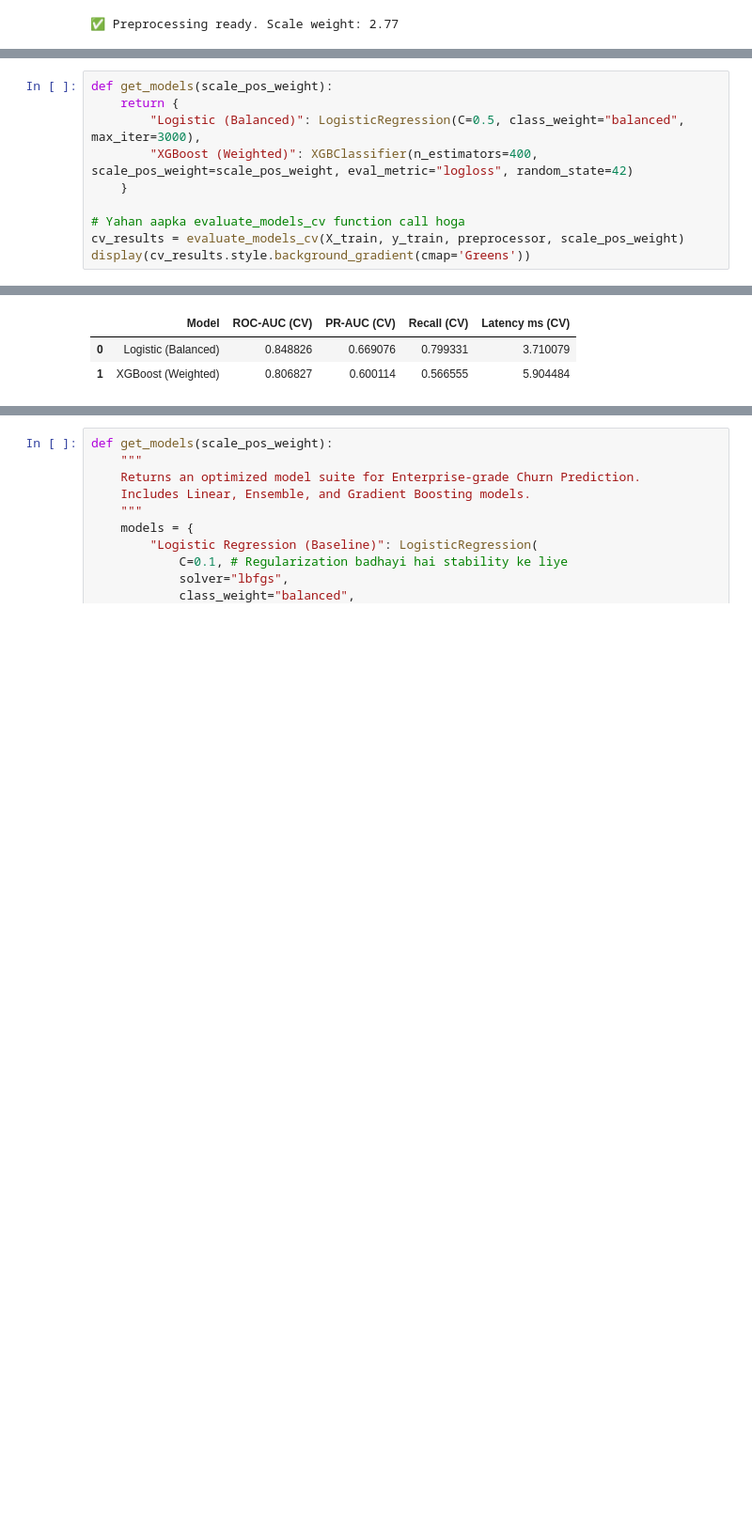
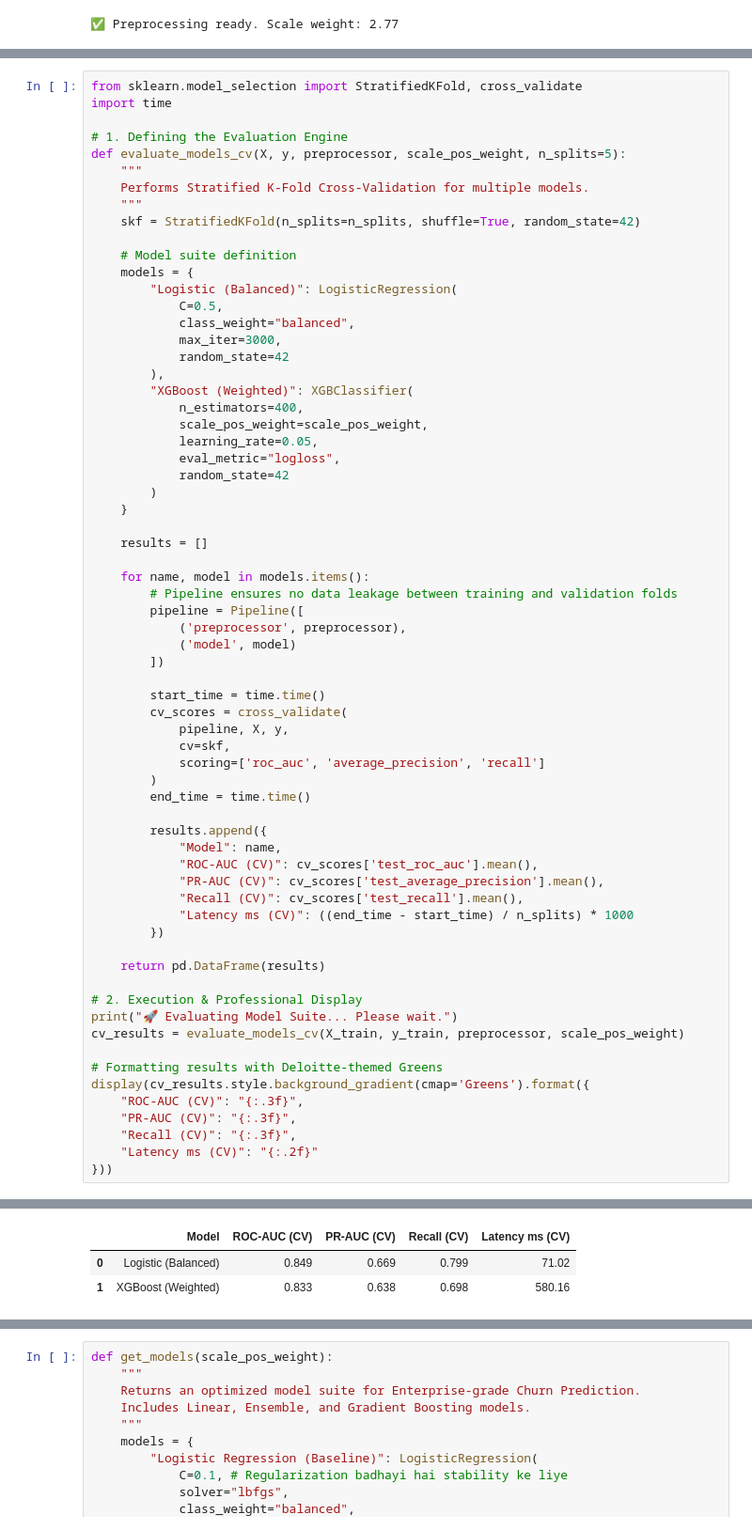
Before and after one commit to aaryathakur/Predictive-Revenue-Protection-Engine, a Jupyter notebook: code.ipynb, the cells around one changed output, grey strips where cells are left out. Shown at 94% size. Saved outputs shown, nothing was run; the diff lists cells and outputs as text; blank space fills up the shorter version.

```diff
--- a/code.ipynb
+++ b/code.ipynb
@@ -86,11 +91,67 @@ print(f"✅ Preprocessing ready. Scale weight: {scale_pos_weight:.2f}")
 # %%
-def get_models(scale_pos_weight):
-    return {
-        "Logistic (Balanced)": LogisticRegression(C=0.5, class_weight="balanced", max_iter=3000),
-        "XGBoost (Weighted)": XGBClassifier(n_estimators=400, scale_pos_weight=scale_pos_weight, eval_metric="logloss", random_state=42)
+from sklearn.model_selection import StratifiedKFold, cross_validate
+import time
+
+# 1. Defining the Evaluation Engine
+def evaluate_models_cv(X, y, preprocessor, scale_pos_weight, n_splits=5):
+    """
+    Performs Stratified K-Fold Cross-Validation for multiple models.
+    """
+    skf = StratifiedKFold(n_splits=n_splits, shuffle=True, random_state=42)
+
+    # Model suite definition
+    models = {
+        "Logistic (Balanced)": LogisticRegression(
+            C=0.5,
+            class_weight="balanced",
+            max_iter=3000,
+            random_state=42
+        ),
+        "XGBoost (Weighted)": XGBClassifier(
+            n_estimators=400,
+            scale_pos_weight=scale_pos_weight,
+            learning_rate=0.05,
+            eval_metric="logloss",
+            random_state=42
+        )
     }
 
-# Yahan aapka evaluate_models_cv function call hoga
+    results = []
+
+    for name, model in models.items():
+        # Pipeline ensures no data leakage between training and validation folds
+        pipeline = Pipeline([
+            ('preprocessor', preprocessor),
+            ('model', model)
+        ])
+
+        start_time = time.time()
+        cv_scores = cross_validate(
+            pipeline, X, y,
+            cv=skf,
+            scoring=['roc_auc', 'average_precision', 'recall']
+        )
+        end_time = time.time()
+
+        results.append({
+            "Model": name,
+            "ROC-AUC (CV)": cv_scores['test_roc_auc'].mean(),
+            "PR-AUC (CV)": cv_scores['test_average_precision'].mean(),
+            "Recall (CV)": cv_scores['test_recall'].mean(),
+            "Latency ms (CV)": ((end_time - start_time) / n_splits) * 1000
+        })
+
+    return pd.DataFrame(results)
+
+# 2. Execution & Professional Display
+print("🚀 Evaluating Model Suite... Please wait.")
 cv_results = evaluate_models_cv(X_train, y_train, preprocessor, scale_pos_weight)
-display(cv_results.style.background_gradient(cmap='Greens'))
+
+# Formatting results with Deloitte-themed Greens
+display(cv_results.style.background_gradient(cmap='Greens').format({
+    "ROC-AUC (CV)": "{:.3f}",
+    "PR-AUC (CV)": "{:.3f}",
+    "Recall (CV)": "{:.3f}",
+    "Latency ms (CV)": "{:.2f}"
+}))
 # %% [output]
@@ -97,3 +159,3 @@ display(cv_results.style.background_gradient(cmap='Greens'))
 |  | Model | ROC-AUC (CV) | PR-AUC (CV) | Recall (CV) | Latency ms (CV) |
-| 0 | Logistic (Balanced) | 0.848826 | 0.669076 | 0.799331 | 3.710079 |
-| 1 | XGBoost (Weighted) | 0.806827 | 0.600114 | 0.566555 | 5.904484 |
+| 0 | Logistic (Balanced) | 0.849 | 0.669 | 0.799 | 71.02 |
+| 1 | XGBoost (Weighted) | 0.833 | 0.638 | 0.698 | 580.16 |
```
Also changed, not shown: parts of 30 cells of this notebook, 3 other files.
